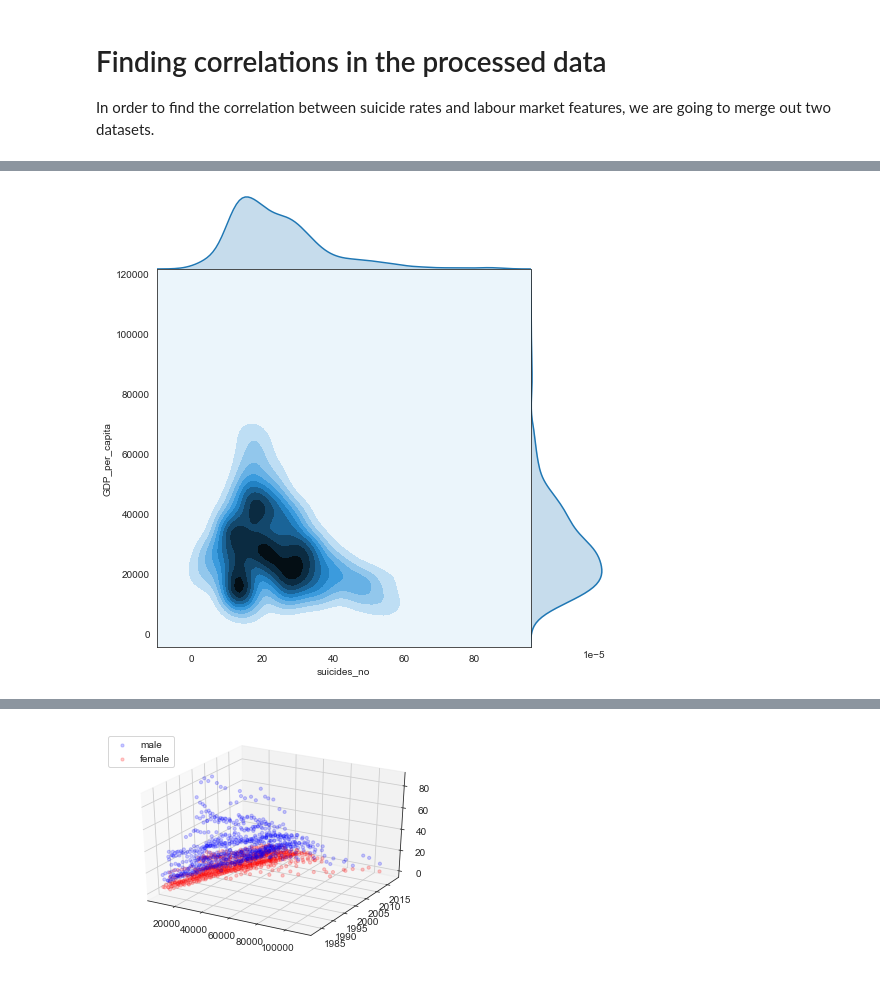
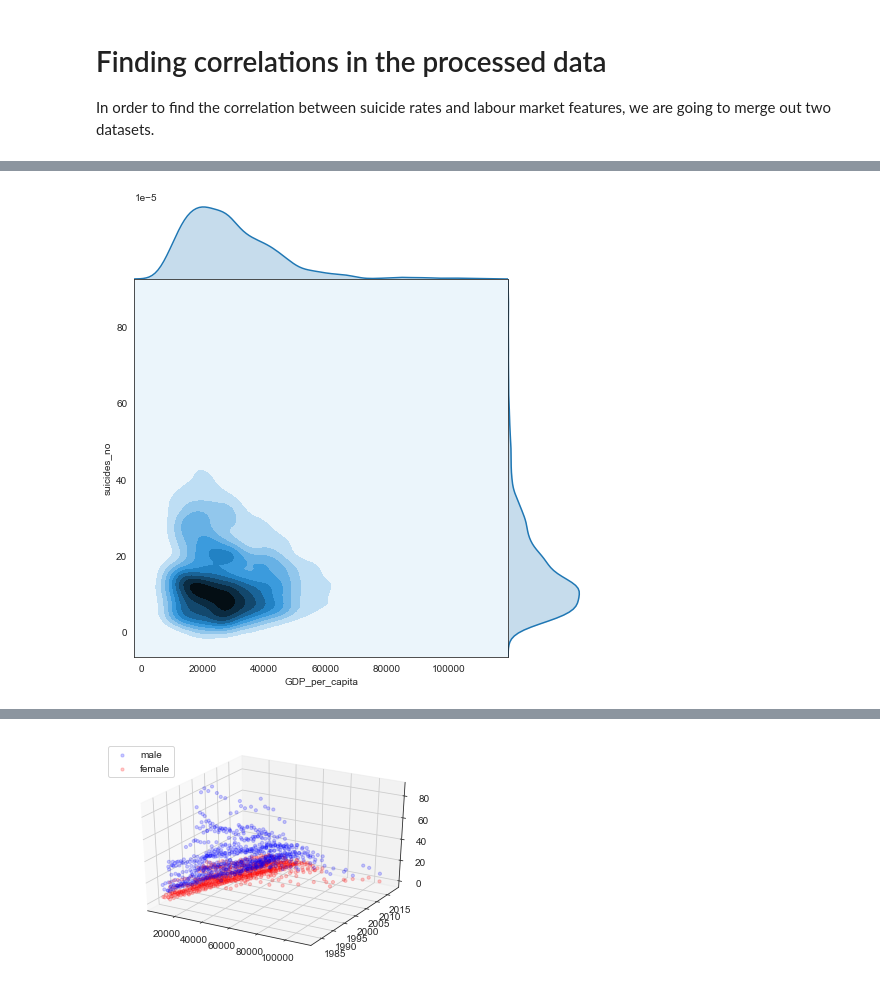
Before and after one commit to iberius96/Python-Suicides-Europe, a Jupyter notebook: main.ipynb, the cells around one changed output, grey strips where cells are left out. Cells and saved outputs as stored; diff of their text form; code cells hidden in the pictures.

```diff
--- a/main.ipynb
+++ b/main.ipynb
@@ -792,17 +826,16 @@ sns.regplot(
 # %%
-df_male = merged_data[['GDP_per_capita', 'year', 'suicides_no']][merged_data['sex'] == 'male']
-df_female = merged_data[['GDP_per_capita', 'year', 'suicides_no']][merged_data['sex'] == 'female']
+df = merged_data[['GDP_per_capita', 'year', 'suicides_no']]
 
 sns.jointplot(
-    x='suicides_no',
-    y='GDP_per_capita',
+    y='suicides_no',
+    x='GDP_per_capita',
     fill='viridis',
     kind="kde",
     height=7,
     space=0,
-    data=df_male
+    data=df
     )
 
 plt.show()
 # %% [output]
-[figure, old version]
+[figure, new version]
```
Also changed, not shown: parts of 35 cells of this notebook.
